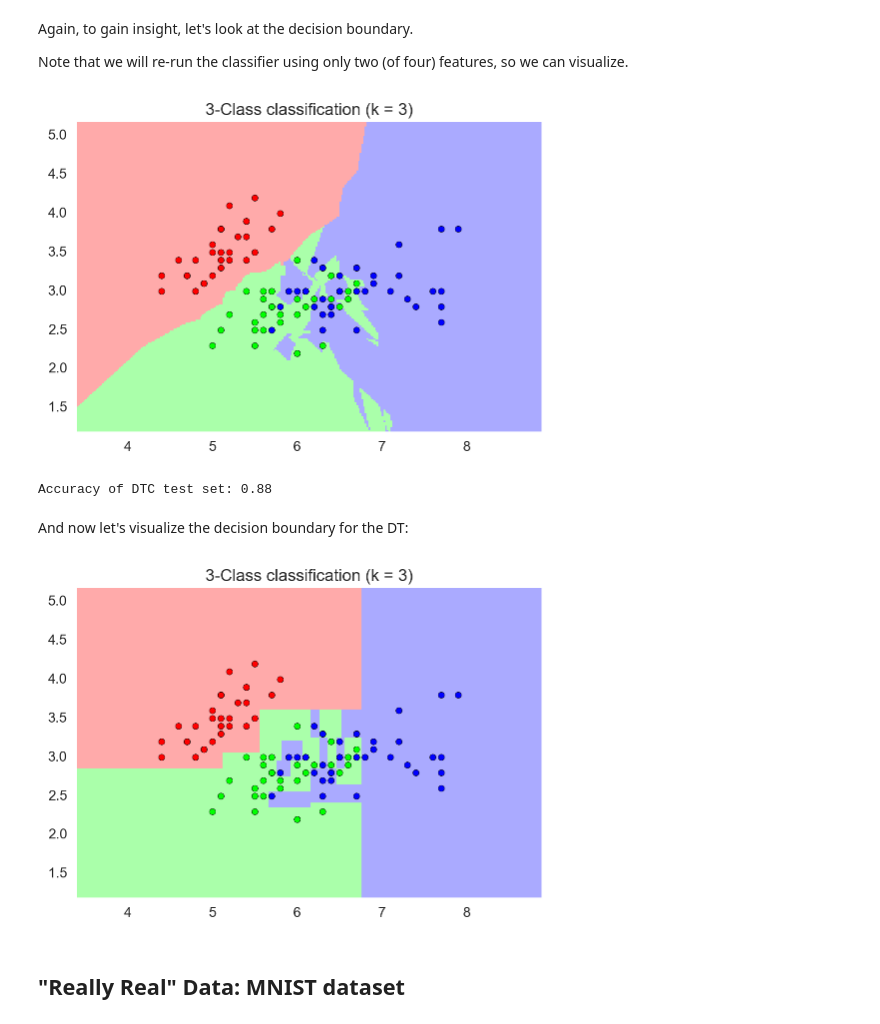
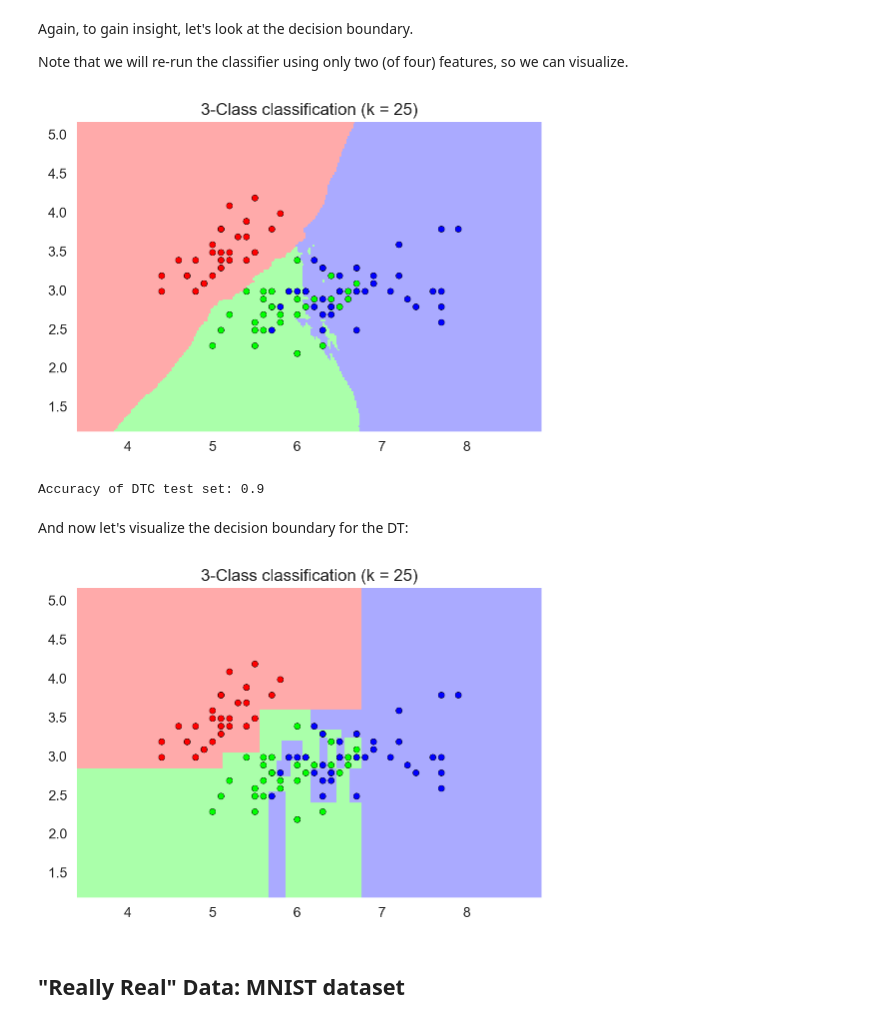
Before and after one commit to mcrovella/CS506-Computational-Tools-for-Data-Science, a Jupyter notebook: 15B-Classification-II-Demo.ipynb, the cells around one changed output. Cells and saved outputs as stored; diff of their text form; code cells hidden in the pictures.

```diff
--- a/15B-Classification-II-Demo.ipynb
+++ b/15B-Classification-II-Demo.ipynb
@@ -352,42 +352,42 @@ Note that we will re-run the classifier using only two (of four) features, so we
 # %%
 # Create color maps
 from matplotlib.colors import ListedColormap
 cmap_light = ListedColormap(['#FFAAAA', '#AAFFAA', '#AAAAFF'])
 cmap_bold = ListedColormap(['#FF0000', '#00FF00', '#0000FF'])
 
 # we will use only the first two (of four) features, so we can visualize
 X = X_train[:, :2]
 h = .02  # step size in the mesh
-k = 3
+k = 25
 knn = KNeighborsClassifier(n_neighbors=k)
 knn.fit(X, y_train)
 # Plot the decision boundary. For that, we will assign a color to each
 # point in the mesh [x_min, x_max]x[y_min, y_max].
 x_min, x_max = X[:, 0].min() - 1, X[:, 0].max() + 1
 y_min, y_max = X[:, 1].min() - 1, X[:, 1].max() + 1
 xx, yy = np.meshgrid(np.arange(x_min, x_max, h),
                       np.arange(y_min, y_max, h))
 Z = knn.predict(np.c_[xx.ravel(), yy.ravel()])
 
 # Put the result into a color plot
 Z = Z.reshape(xx.shape)
 plt.figure()
 plt.pcolormesh(xx, yy, Z, cmap=cmap_light)
 
 # Plot also the training points
 plt.scatter(X[:, 0], X[:, 1], c=y_train, cmap=cmap_bold)
 plt.xlim(xx.min(), xx.max())
 plt.ylim(yy.min(), yy.max())
 _ = plt.title("3-Class classification (k = {})".format(k))
 # %% [output]
-[figure, old version]
+[figure, new version]
 # %%
 dtc = tree.DecisionTreeClassifier()
 dtc.fit(X_train,y_train)
 y_pred_test = dtc.predict(X_test)
 print("Accuracy of DTC test set:", dtc.score(X_test, y_test))
 # %% [output]
-Accuracy of DTC test set: 0.88
+Accuracy of DTC test set: 0.9
 # %% [markdown]
 And now let's visualize the decision boundary for the DT:
 # %%
@@ -414,7 +414,7 @@ plt.xlim(xx.min(), xx.max())
 plt.ylim(yy.min(), yy.max())
 _ = plt.title("3-Class classification (k = {})".format(k))
 # %% [output]
-[figure, old version]
+[figure, new version]
 # %% [markdown]
 ## "Really Real" Data: MNIST dataset
 # %% [markdown]
```
Also changed, not shown: parts of 5 cells of this notebook, 1 other file.
